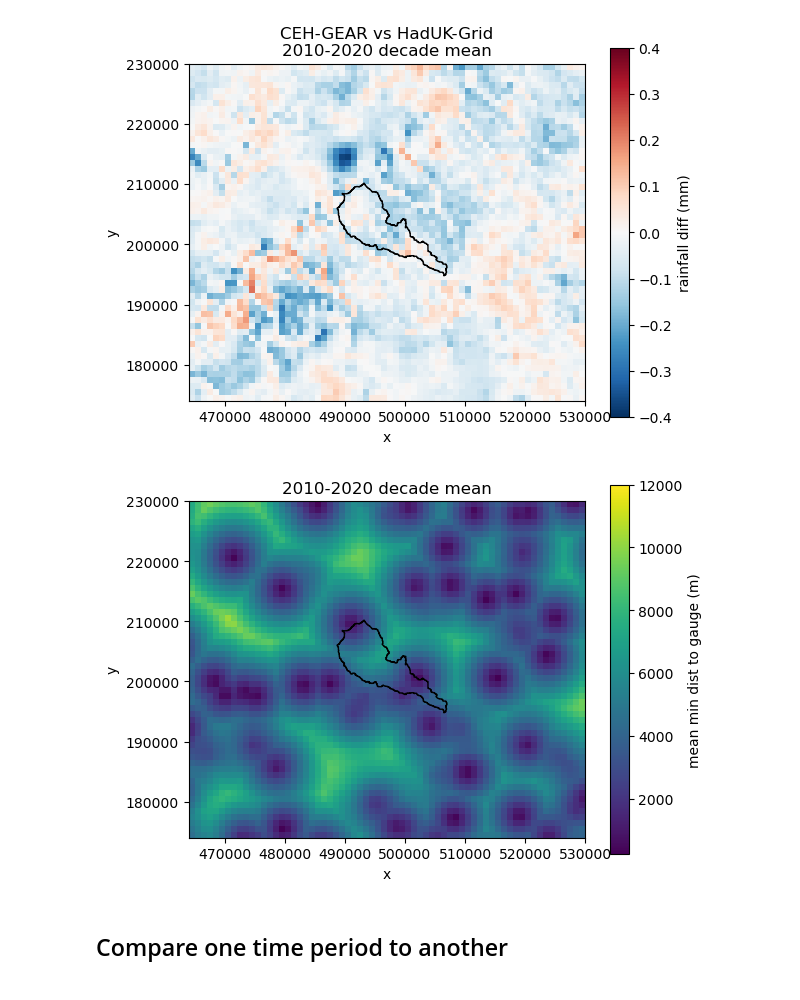
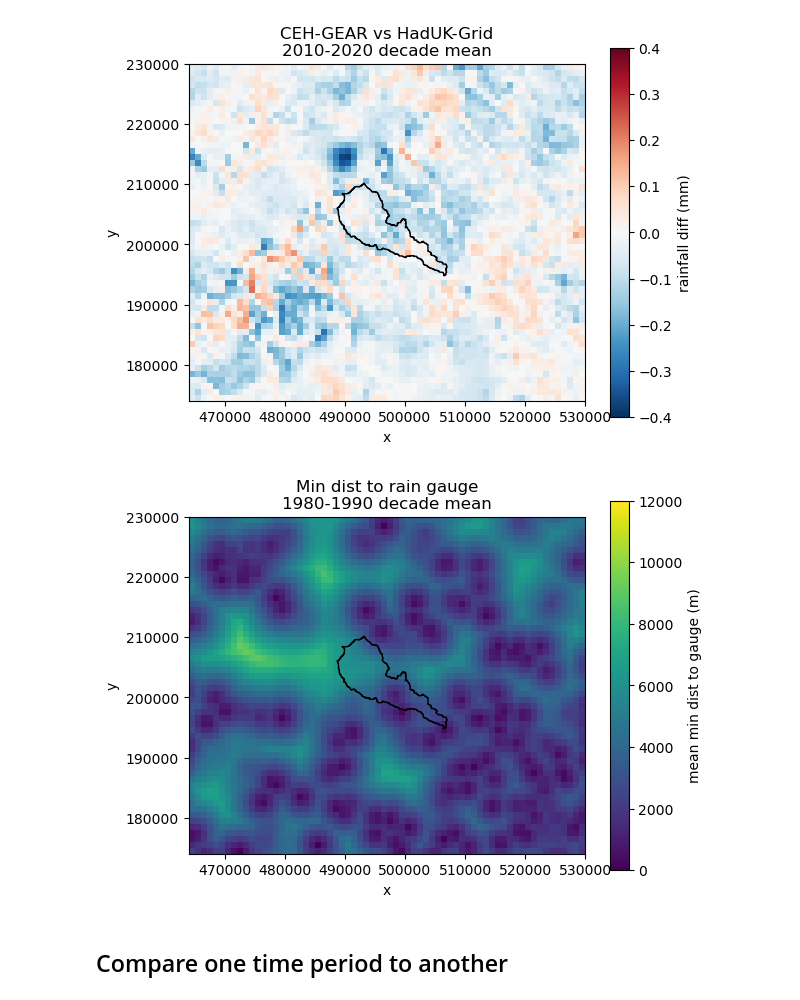
Before and after one commit to Thomasjkeel/FDRI_Chess-rain-gauges, a Jupyter notebook: chess_catchment.ipynb, the cells around one changed output. Cells and saved outputs as stored; diff of their text form; code cells hidden in the pictures.

Commit message:
add better title

```diff
--- a/chess_catchment.ipynb
+++ b/chess_catchment.ipynb
@@ -186,16 +186,16 @@ ax.set_title(f'CEH-GEAR vs HadUK-Grid\n{start_year}-{end_year} decade mean')
 # %% [output]
 [figure]
 # %%
-start_year, end_year = 2010, 2020
+start_year, end_year = 1980, 1990
 fig, ax = plt.subplots(1)
 ceh_haduk_diff.sel(time=slice(str(start_year), str(end_year))).mean('time')[f'min_dist'].plot(ax=ax, vmax=12000, cbar_kwargs={'label':'mean min dist to gauge (m)'})
 chess_shp.plot(ax=ax, facecolor='none')
 ax.set_xlim(CHESS_XRANGE)
 ax.set_ylim(CHESS_YRANGE)
-ax.set_title(f'{start_year}-{end_year} decade mean')
+ax.set_title(f'Min dist to rain gauge\n{start_year}-{end_year} decade mean')
 # fig.savefig(f'figures/chess_min_dist_{start_year}to{end_year}mean.png', bbox_inches='tight', dpi=150)
 # %% [output]
-[figure, old version]
+[figure, new version]
 # %% [markdown]
 ## Compare one time period to another
 # %%
```
Also changed, not shown: 2 other files.
